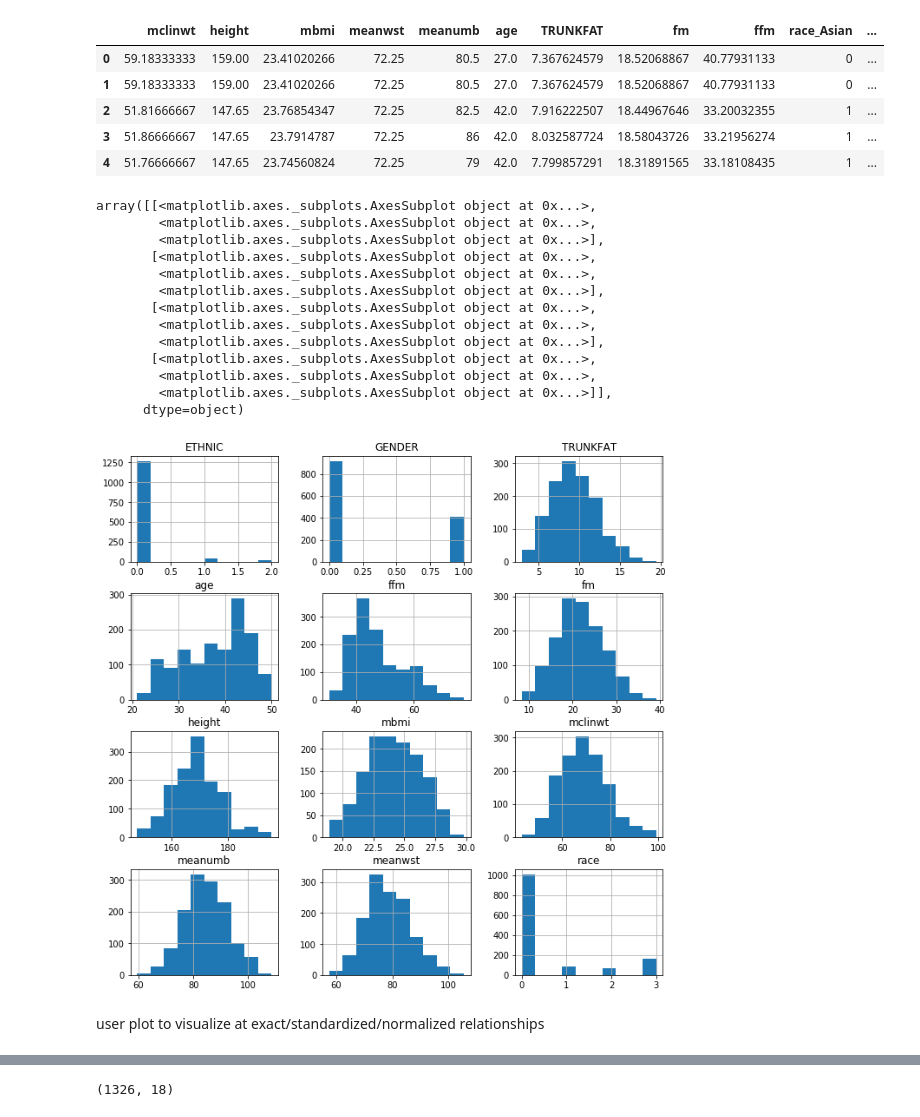
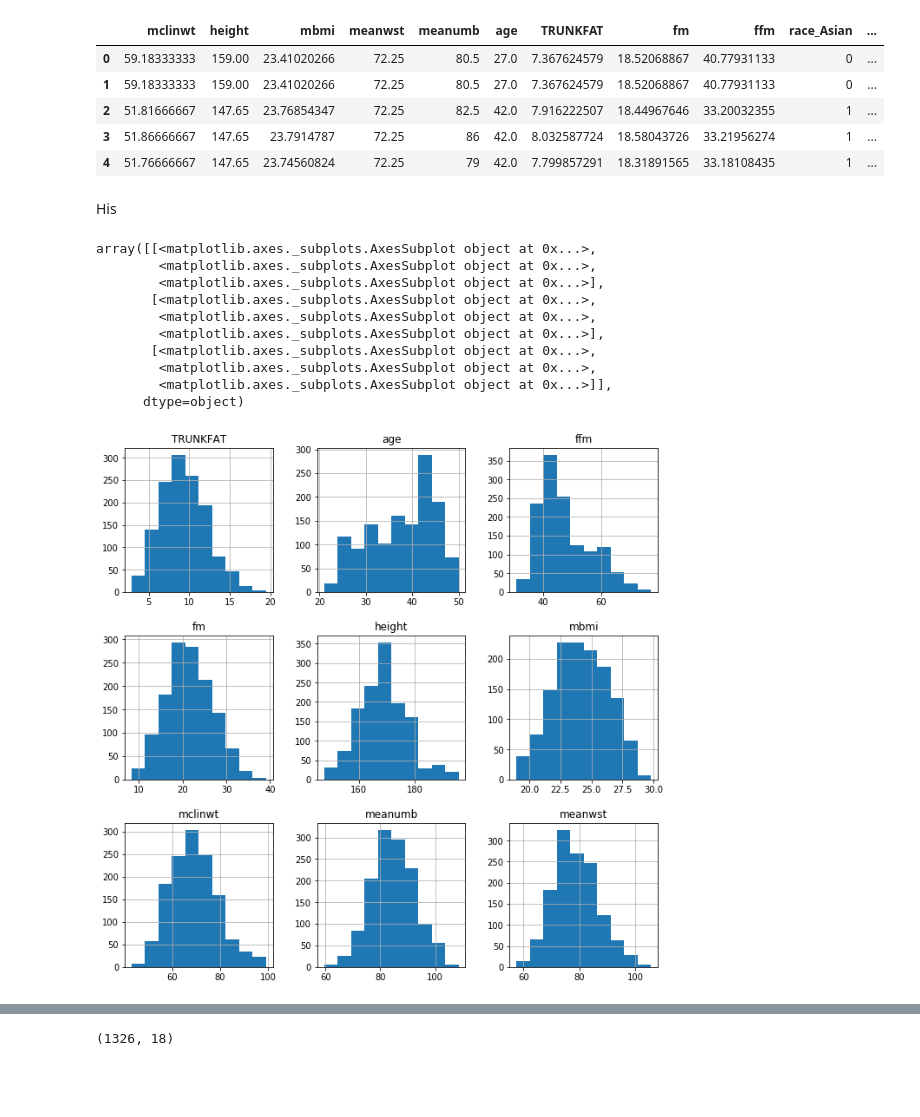
Before and after one commit to mlindsey19/Deep-Learning-dexa, a Jupyter notebook: deepLearn_dexa.ipynb, the cells around one changed output, grey strips where cells are left out. Drawn from its saved outputs; the diff is of its cells as text; code cells hidden in the pictures; blank space fills up the shorter version.

```diff
--- a/deepLearn_dexa.ipynb
+++ b/deepLearn_dexa.ipynb
@@ -167,24 +142,25 @@ bb.head()
 #for en in map_enums:
 #  print("\n\nNumeric Representation : ", en[1].unique())
 #  print("Unique Values : ", en[0].unique())
+# %% [markdown]
+His
 # %%
+ab = bb.apply(pd.to_numeric)
+ab.head()
 ab[ab.dtypes[(ab.dtypes=="float64")|(ab.dtypes=="int64")]
                         .index.values].hist(figsize=[11,11])
 # %% [output]
 array([[<matplotlib.axes._subplots.AxesSubplot object at 0x...>,
-        <matplotlib.axes._subplots.AxesSubplot object at 0x...>,
-        <matplotlib.axes._subplots.AxesSubplot object at 0x...>],
-       [<matplotlib.axes._subplots.AxesSubplot object at 0x...>,
         <matplotlib.axes._subplots.AxesSubplot object at 0x...>,
         <matplotlib.axes._subplots.AxesSubplot object at 0x...>],
        [<matplotlib.axes._subplots.AxesSubplot object at 0x...>,
         <matplotlib.axes._subplots.AxesSubplot object at 0x...>,
         <matplotlib.axes._subplots.AxesSubplot object at 0x...>],
        [<matplotlib.axes._subplots.AxesSubplot object at 0x...>,
         <matplotlib.axes._subplots.AxesSubplot object at 0x...>,
         <matplotlib.axes._subplots.AxesSubplot object at 0x...>]],
       dtype=object)
-[figure, old version]
+[figure, new version]
 # %%
 from scipy import stats
 import sklearn.preprocessing as prp
@@ -197,2 +172,0 @@ df_minmax = minmax_scale.transform(df[['mclinwt',	'height',	'mbmi',	'meanwst',	'
-# %% [markdown]
-user plot to visualize at exact/standardized/normalized relationships
```
Also changed, not shown: parts of 36 cells of this notebook.
